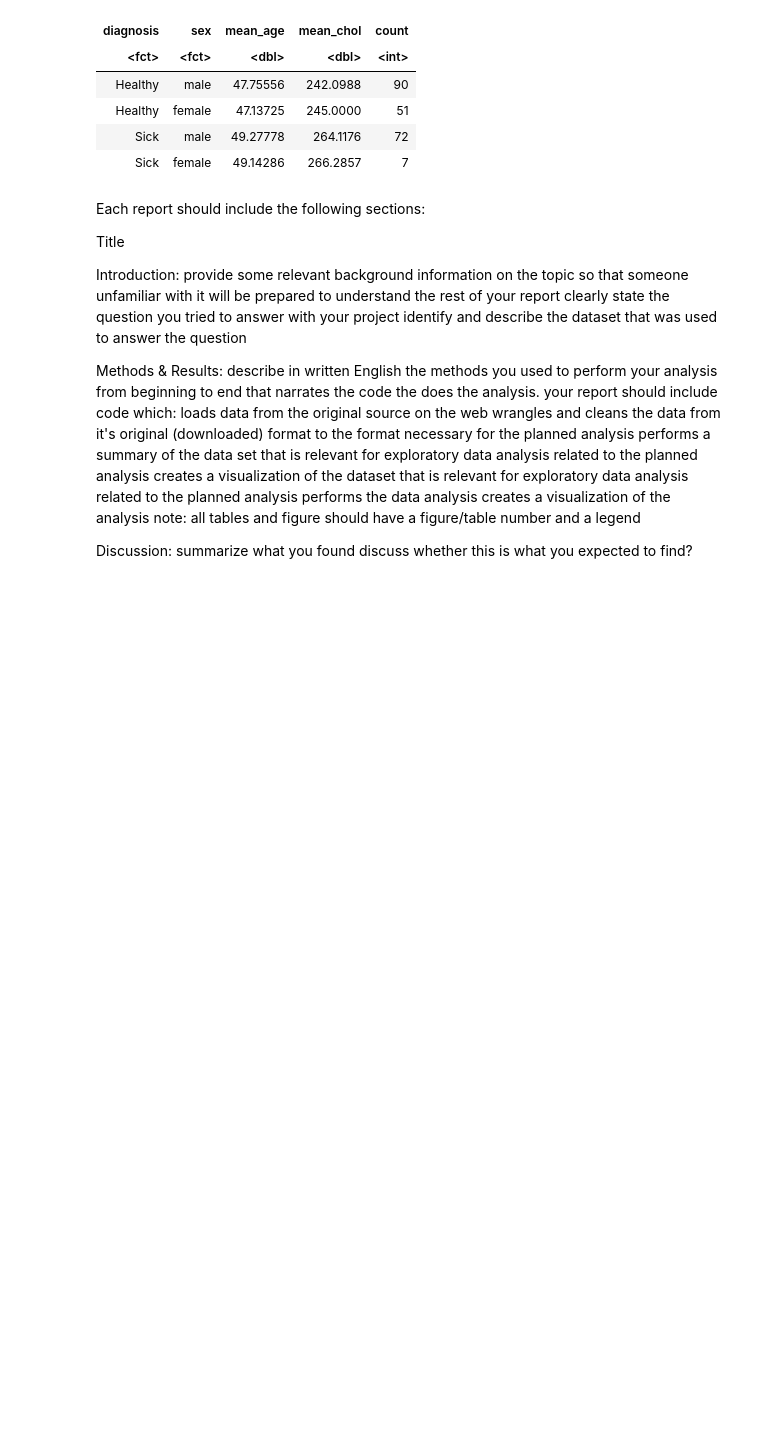
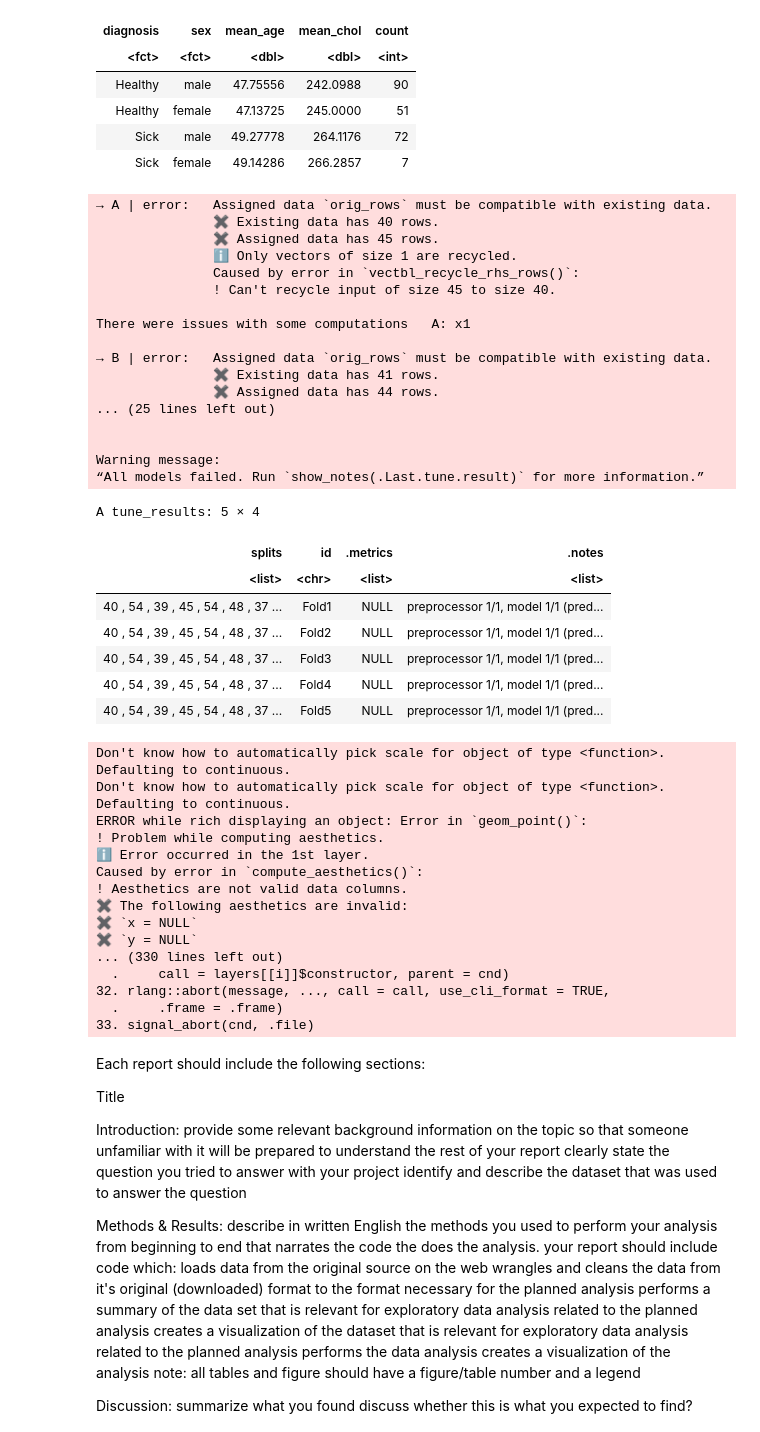
Before and after one commit to ANGUO17/dsci-100-2023w2-group-06, a Jupyter notebook: Group Project Report.ipynb, the cells around one changed output. Drawn from its saved outputs; the diff is of its cells as text; code cells hidden in the pictures; blank space fills up the shorter version.

Commit message:
added folds and spec
title

```diff
--- a/Group Project Report.ipynb
+++ b/Group Project Report.ipynb
@@ -111,6 +111,77 @@ A grouped_df: 4 × 5
 | Healthy | female | 47.13725 | 245.0000 | 51 |
 | Sick | male | 49.27778 | 264.1176 | 72 |
 | Sick | female | 49.14286 | 266.2857 | 7 |
+# %%
+#recipe
+
+hungary_recipe <- recipe(diagnosis ~ age + chol , data = data_training) |>
+    step_scale(all_predictors()) |>
+    step_center(all_predictors())
+# %%
+#
+hungary_vfold <-  vfold_cv(data_training, v = 5, strata = diagnosis)
+knn_spec <- nearest_neighbor(weight_func = 'rectangular', neighbors = tune()) |>
+    set_engine("kknn") |>
+    set_mode("classification")
+
+values <- tibble(neighbors = seq(from = 1 , to = 100, by = 1 ))
+
+best_fit <- workflow() |>
+    add_recipe(hungary_recipe) |>
+    add_model(knn_spec) |>
+    tune_grid(resamples = hungary_vfold , grid = values)
+best_fit
+
+cross_val_plot <- best_fit |>
+    ggplot(aes(x = neighbors, y = mean)) +
+    geom_point() +
+    geom_line() +
+    labs(x = "Neighbours", y = "Accuracy")
+
+cross_val_plot
+# %% [output]
+→ A | error:   Assigned data `orig_rows` must be compatible with existing data.
+               ✖ Existing data has 40 rows.
+               ✖ Assigned data has 45 rows.
+               ℹ Only vectors of size 1 are recycled.
+               Caused by error in `vectbl_recycle_rhs_rows()`:
+               ! Can't recycle input of size 45 to size 40.
+
+There were issues with some computations   A: x1
+
+→ B | error:   Assigned data `orig_rows` must be compatible with existing data.
+               ✖ Existing data has 41 rows.
+               ✖ Assigned data has 44 rows.
+... (25 lines left out)
+
+
+Warning message:
+“All models failed. Run `show_notes(.Last.tune.result)` for more information.”
+A tune_results: 5 × 4
+| splits | id | .metrics | .notes |
+| <list> | <chr> | <list> | <list> |
+| 40 , 54 , 39 , 45 , 54 , 48 , 37 ... | Fold1 | NULL | preprocessor 1/1, model 1/1 (pred... |
+| 40 , 54 , 39 , 45 , 54 , 48 , 37 ... | Fold2 | NULL | preprocessor 1/1, model 1/1 (pred... |
+| 40 , 54 , 39 , 45 , 54 , 48 , 37 ... | Fold3 | NULL | preprocessor 1/1, model 1/1 (pred... |
+| 40 , 54 , 39 , 45 , 54 , 48 , 37 ... | Fold4 | NULL | preprocessor 1/1, model 1/1 (pred... |
+| 40 , 54 , 39 , 45 , 54 , 48 , 37 ... | Fold5 | NULL | preprocessor 1/1, model 1/1 (pred... |
+Don't know how to automatically pick scale for object of type <function>.
+Defaulting to continuous.
+Don't know how to automatically pick scale for object of type <function>.
+Defaulting to continuous.
+ERROR while rich displaying an object: Error in `geom_point()`:
+! Problem while computing aesthetics.
+ℹ Error occurred in the 1st layer.
+Caused by error in `compute_aesthetics()`:
+! Aesthetics are not valid data columns.
+✖ The following aesthetics are invalid:
+✖ `x = NULL`
+✖ `y = NULL`
+... (330 lines left out)
+  .     call = layers[[i]]$constructor, parent = cnd)
+32. rlang::abort(message, ..., call = call, use_cli_format = TRUE,
+  .     .frame = .frame)
+33. signal_abort(cnd, .file)
 # %% [markdown]
 Each report should include the following sections:
 
```
